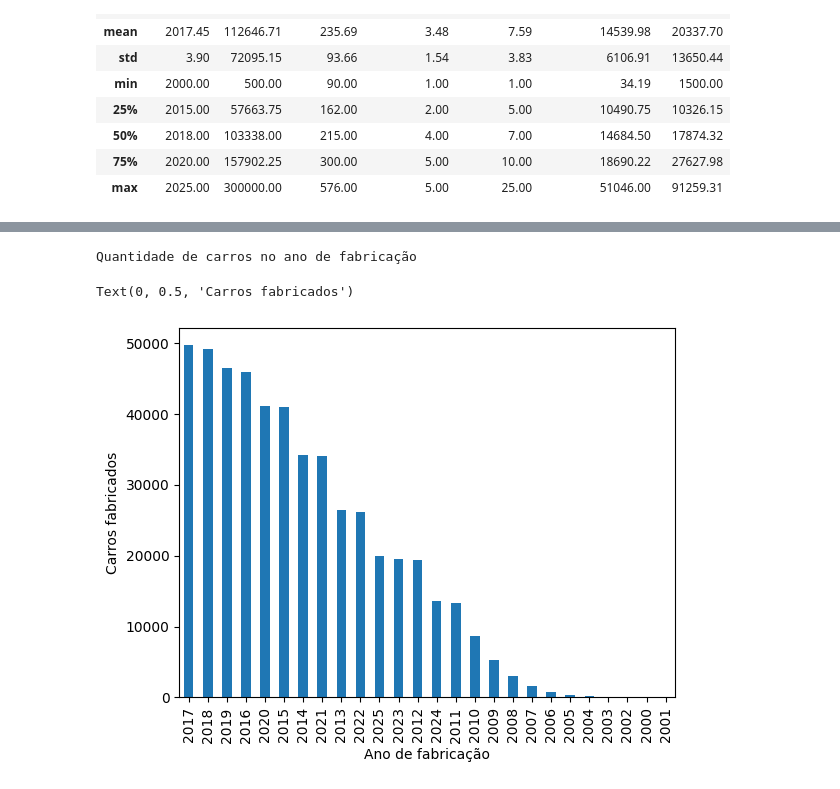
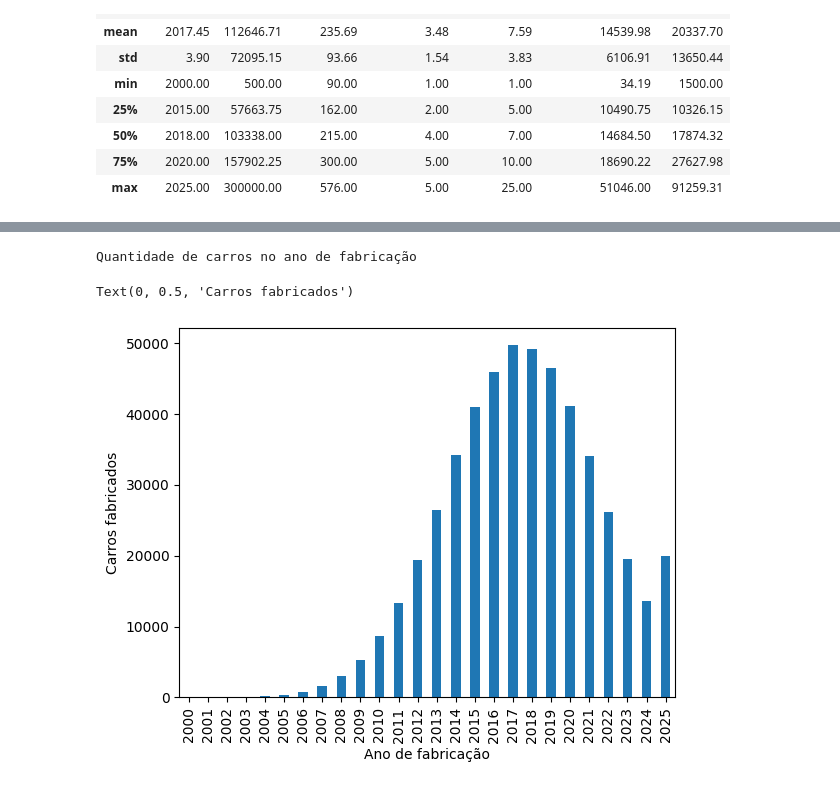
Before and after one commit to Erc-prog-xD/CienciaDeDados, a Jupyter notebook: notebooks/vehicle-notebook.ipynb, the cells around one changed output, grey strips where cells are left out. Saved outputs shown, nothing was run; the diff lists cells and outputs as text; code cells hidden in the pictures.

```diff
--- a/notebooks/vehicle-notebook.ipynb
+++ b/notebooks/vehicle-notebook.ipynb
@@ -72,13 +74,13 @@ df.loc[:, ['make','model', 'year', 'mileage', 'price']].sort_values(by='price',
 # %%
 print("Quantidade de carros no ano de fabricação")
-ax = df['year'].value_counts().plot(kind='bar')
+ax = df['year'].value_counts().sort_index().plot(kind='bar')
 
 ax.set_xlabel('Ano de fabricação')
 ax.set_ylabel('Carros fabricados')
 # %% [output]
 Quantidade de carros no ano de fabricação
 Text(0, 0.5, 'Carros fabricados')
-[figure, old version]
+[figure, new version]
 # %%
 print("Quantidade de carros no ano de fabricação grafico em pizza")
 plt.figure(figsize=(10,6))
```
Also changed, not shown: parts of 16 cells of this notebook.
